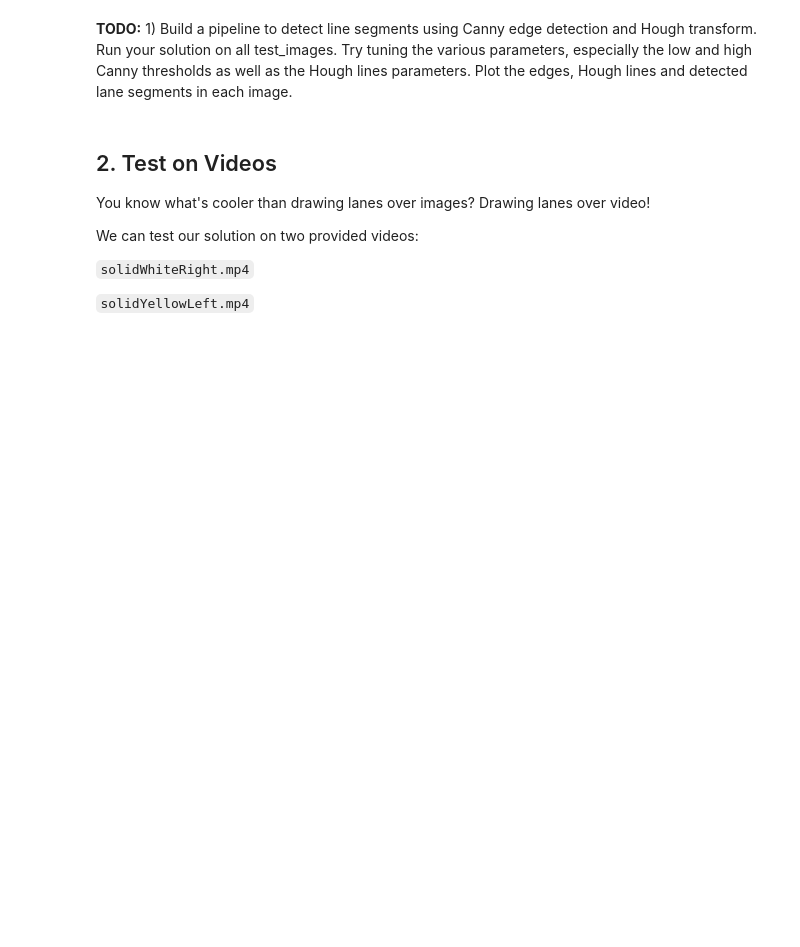
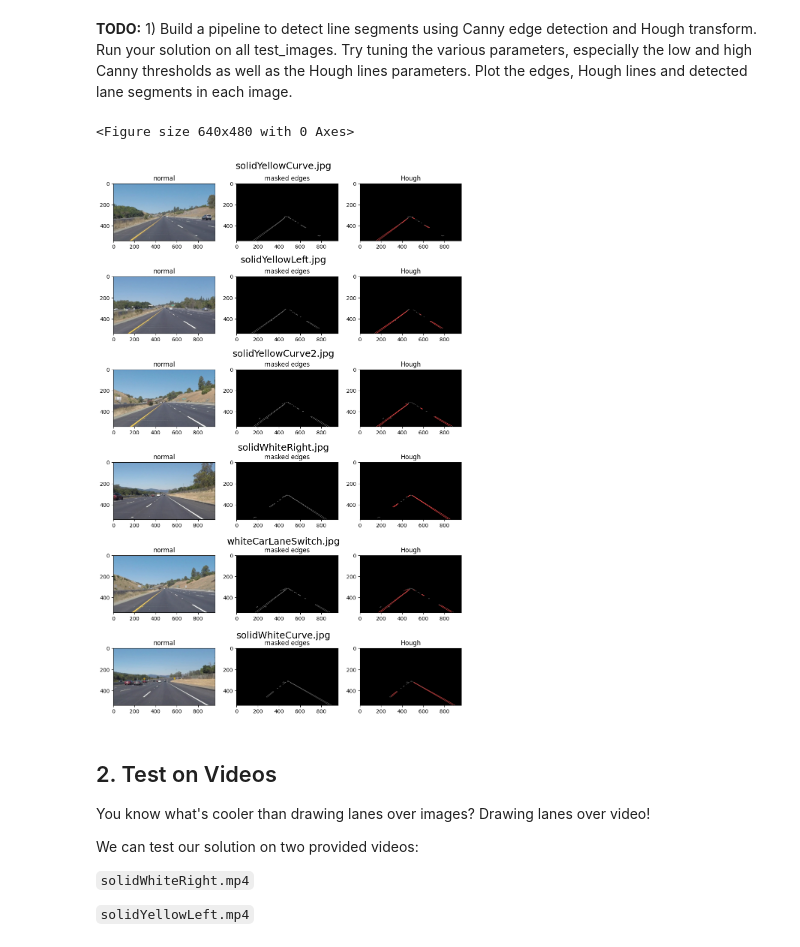
Before and after one commit to hai5rt/MMA-Mustererkennung, a Jupyter notebook: Project_LaneDetection__starter.ipynb, the cells around one changed output. Drawn from its saved outputs; the diff is of its cells as text; code cells hidden in the pictures; blank space fills up the shorter version.

```diff
--- a/Project_LaneDetection__starter.ipynb
+++ b/Project_LaneDetection__starter.ipynb
@@ -120,3 +131,45 @@ os.listdir("test_images/")
+# %%
+def hough_pipeline(img):
+  gray = grayscale(img)
+
+  blurred = gaussian_blur(gray, 5)
+
+  edges = canny(blurred, 50, 150)
+
+  imgShape = image.shape
+  polygon = np.array([ [(50, imgShape[0]), (460, 310), (490, 310), (imgShape[1]-50, imgShape[0]) ] ], dtype=np.int32)
+  masked = region_of_interest(edges, polygon)
+
+  (lines_img, lines) = hough_lines(masked, 1, np.pi/180, 22, 18, 1)
+
+  return masked, lines_img, lines
+# %%
+plt.subplots_adjust(left=0.1, bottom=0.1, right=0.9, top=0.9, wspace=0.4,hspace=0.4)
+
+fig, axes = plt.subplots(len(os.listdir("test_images/")), 3, figsize=(10,10))
+fig.tight_layout(rect=[0, 0, 1, 1.5])
+images = os.listdir("test_images/")
+for i,imgPath in enumerate(images):
+  fig.text(s=imgPath, fontsize=18, y=(1.5-i * (1/4)), ha='center', va='center', x=0.5)
+  image = mpimg.imread(f'test_images/{imgPath}')
+
+  axes[i][0].set_title('normal')
+  axes[i][0].imshow(image)
+
+  (masked, lines_img, lines) = hough_pipeline(image)
+
+  color_edges = np.dstack((masked, masked, masked))
+  lines_edges = weighted_img(lines_img, color_edges)
+
+
+  axes[i][1].set_title('masked edges')
+  axes[i][1].imshow(masked, cmap='gray')
+
+  axes[i][2].set_title('Hough')
+  axes[i][2].imshow(lines_edges)
+# %% [output]
+<Figure size 640x480 with 0 Axes>
+[figure, added]
 # %% [markdown]
 ## 2. Test on Videos
 
```
Also changed, not shown: parts of 22 cells of this notebook.
